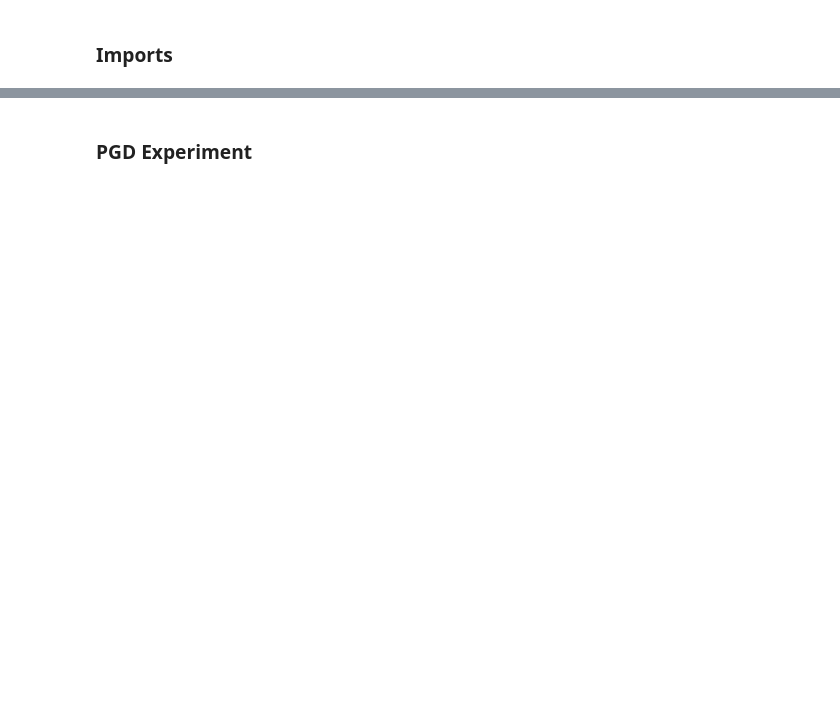
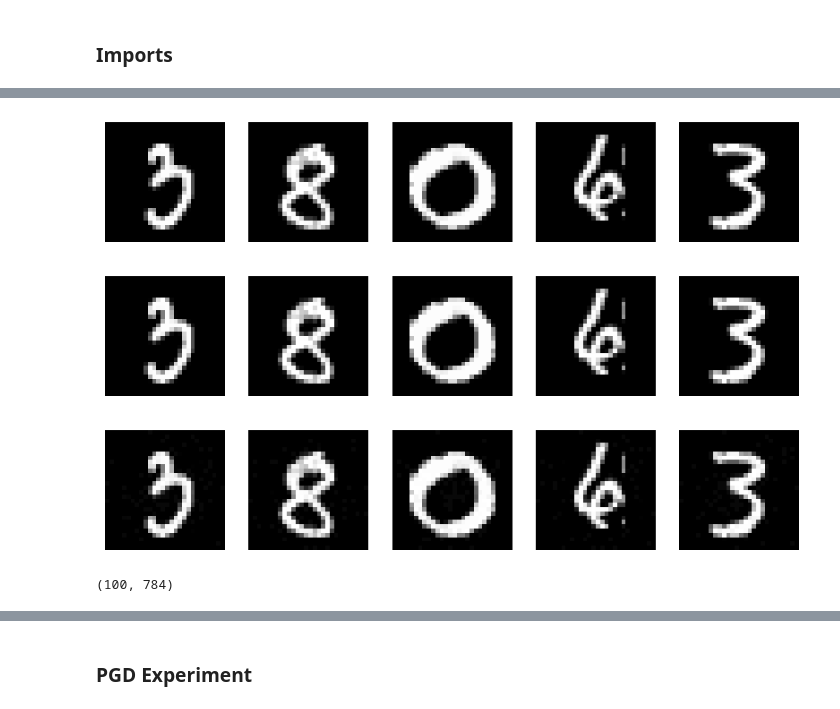
Before and after one commit to deryk96/TropicalNN, a Jupyter notebook: TropicalTest.ipynb, the cells around one changed output, grey strips where cells are left out. Drawn from its saved outputs; the diff is of its cells as text; code cells hidden in the pictures; blank space fills up the shorter version.

Commit message:
optimized the attacks to run in batchs and began tests with MNIST data

```diff
--- a/TropicalTest.ipynb
+++ b/TropicalTest.ipynb
@@ -76,0 +16,28 @@ with open("results.csv", "w", newline="") as csvfile:
+# %%
+iterations = 1 #aribitrary
+loss_object = losses.CategoricalCrossentropy()
+x_train, x_test, y_train, y_test = load_MNIST_data(desired_classes=[i for i in range(10)])
+
+for i in range(iterations):
+    print(f'================\n\t{i}\n================')
+    x_train, x_test, y_train, y_test = shuffle_data(x_train, x_test, y_train, y_test)
+
+    reluModel = buildReLuModel(x_train, y_train, first_layer_size = 100, verbose = 1,
+                               second_layer_size = 10,second_layer_activation = 'softmax',
+                               training_loss = 'categorical_crossentropy')
+    relu_x_test_att = attackTestSetBatch(reluModel, x_test, y_test, loss_object, "ReLu")
+    relu_pre_loss, relu_pre_acc = reluModel.evaluate(x_test, y_test)
+    relu_post_loss, relu_post_acc = reluModel.evaluate(relu_x_test_att, y_test)
+
+    tropModel1 = buildTropicalModel(x_train, y_train, first_layer_size = 100, verbose = 1,
+                                    second_layer_size = 10,second_layer_activation = 'softmax',
+                                    training_loss = 'categorical_crossentropy')
+    trop_x_test_att1 = attackTestSetBatch(tropModel1, x_test, y_test, loss_object, "Tropical")
+    trop_pre_loss1, trop_pre_acc1 = tropModel1.evaluate(x_test, y_test)
+    trop_post_loss1, trop_post_acc1 = tropModel1.evaluate(trop_x_test_att1, y_test)
+
+    # - write to csv -
+    data = [relu_pre_loss, relu_pre_acc, relu_post_loss, relu_post_acc,trop_pre_loss1, trop_pre_acc1, trop_post_loss1, trop_post_acc1]
+    with open('output4.csv', 'a', newline='') as csvfile:
+        csvwriter = csv.writer(csvfile)
+        csvwriter.writerow(data)
@@ -76,0 +129,24 @@ with open("results.csv", "w", newline="") as csvfile:
+# %%
+normal_images = x_test.reshape(-1, 28, 28)
+relu_images = relu_x_test_att.reshape(-1, 28, 28)
+trop_images = trop_x_test_att1.reshape(-1, 28, 28)
+
+def show_images(images, num_images=5):
+    plt.figure(figsize=(10, 4))
+    for i in range(num_images):
+        plt.subplot(1, num_images, i + 1)
+        plt.imshow(images[i+5], cmap='gray')
+        plt.axis('off')
+    plt.show()
+# %%
+show_images(normal_images, num_images=5)
+show_images(relu_images, num_images=5)
+show_images(trop_images, num_images=5)
+# %% [output]
+[figure, added]
+[figure, added]
+[figure, added]
+# %%
+tropModel1.layers[0].get_weights()[0]
+# %% [output]
+(100, 784)
```
Also changed, not shown: parts of 11 cells of this notebook, 10 other files.
